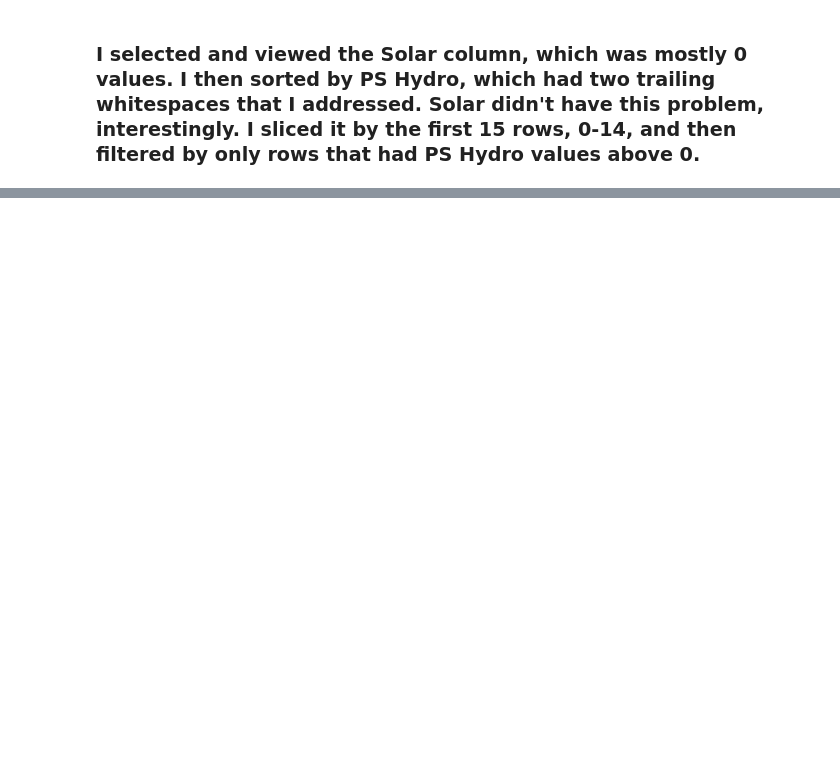
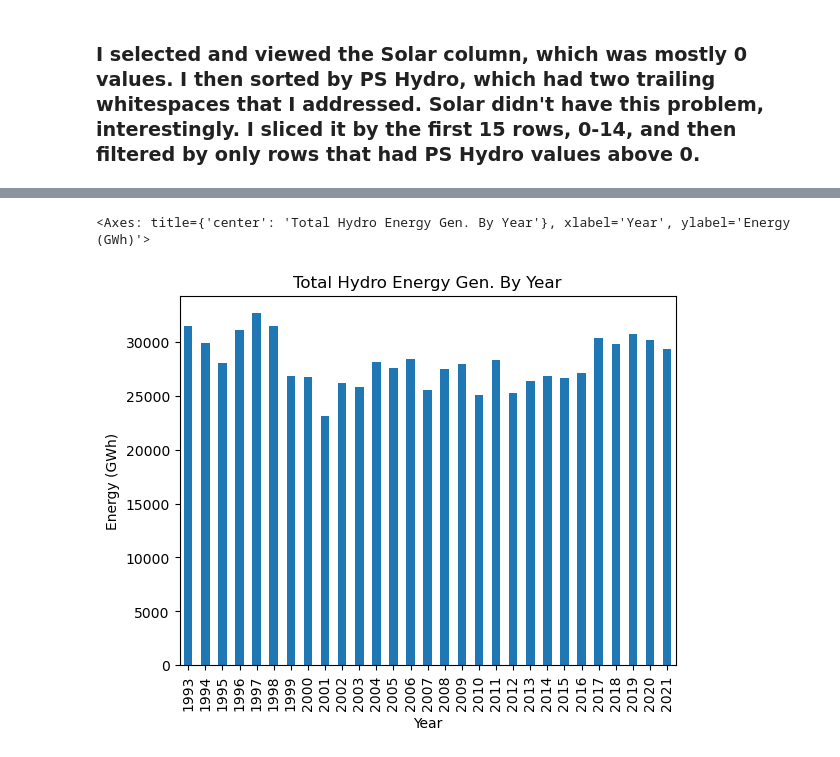
Before and after one commit to Harrell-44TIS/IA-340, a Jupyter notebook: lab2.ipynb, the cells around one changed output, grey strips where cells are left out. Cells and saved outputs as stored; diff of their text form; code cells hidden in the pictures; blank space fills up the shorter version.

```diff
--- a/lab2.ipynb
+++ b/lab2.ipynb
@@ -187,0 +183,5 @@ df.describe()
+# %%
+sum_hydro_by_year.plot.bar(ylabel="Energy (GWh)", title="Total Hydro Energy Gen. By Year")
+# %% [output]
+<Axes: title={'center': 'Total Hydro Energy Gen. By Year'}, xlabel='Year', ylabel='Energy (GWh)'>
+[figure, added]
```
Also changed, not shown: parts of 7 cells of this notebook.
